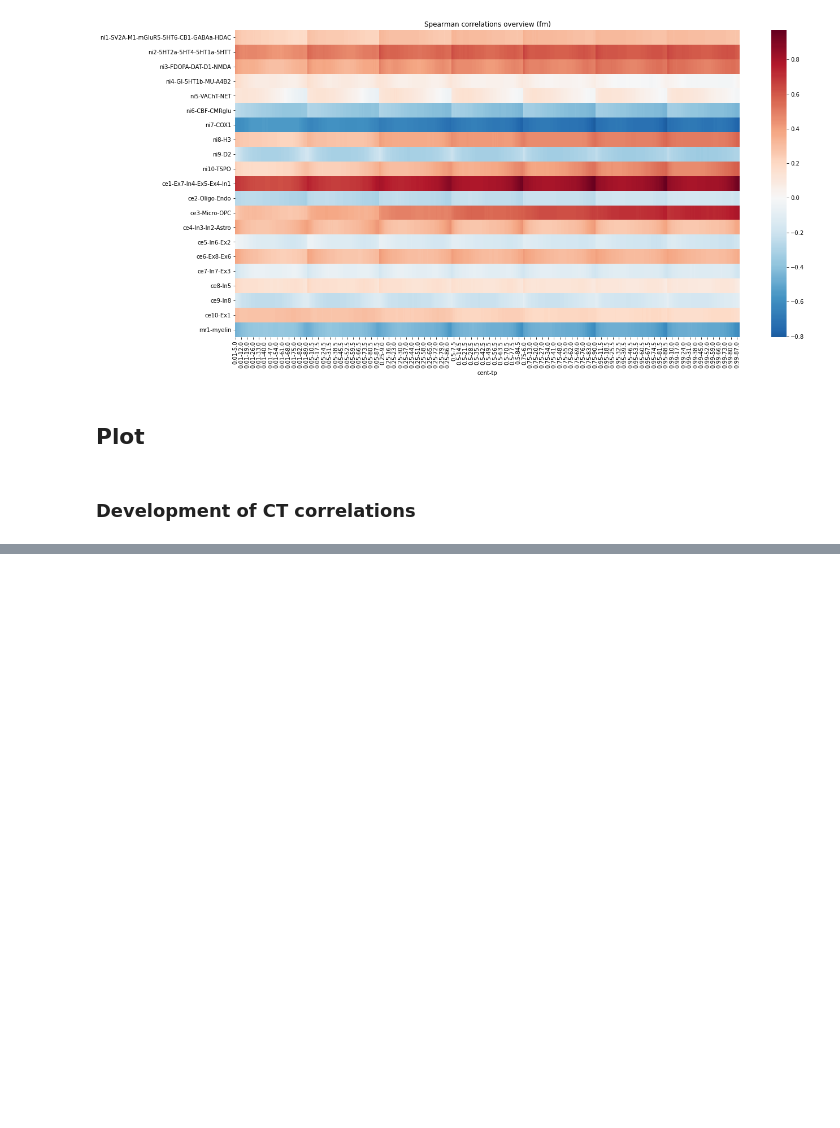
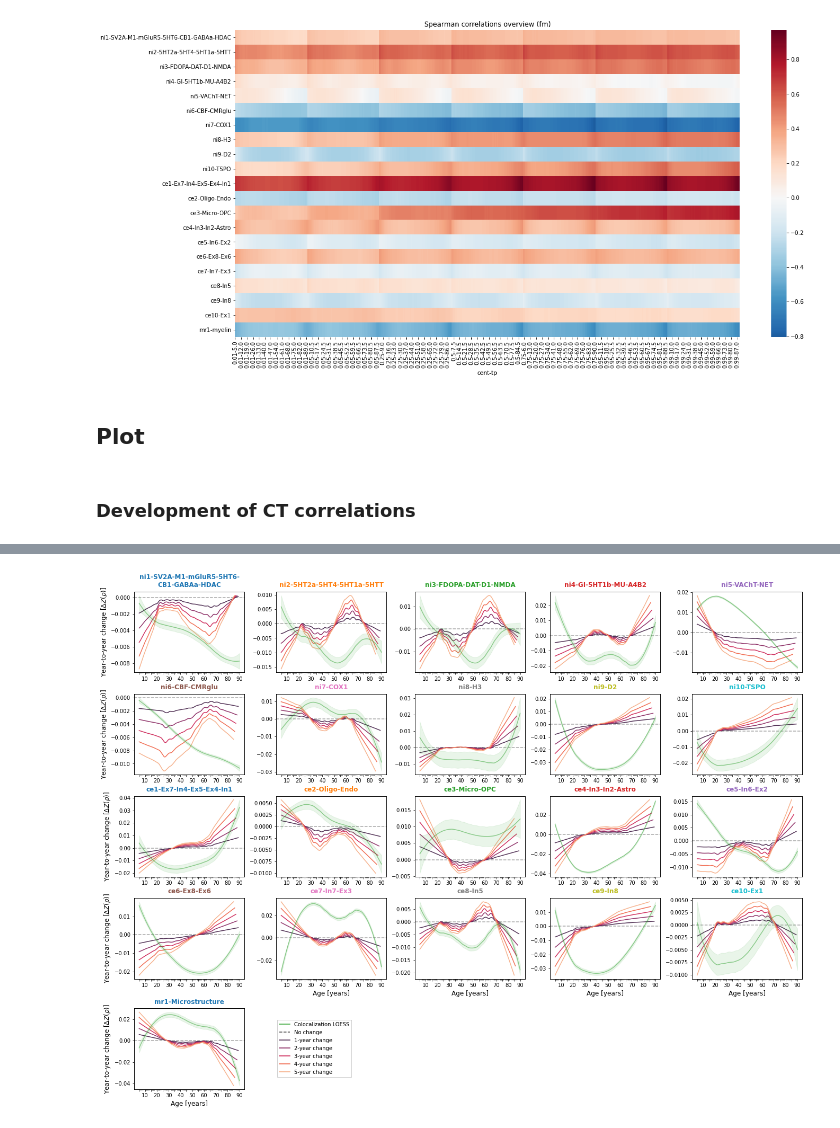
Before and after one commit to LeonDLotter/CTdev, a Jupyter notebook: 1_trajectories_rutherford.ipynb, the cells around one changed output, grey strips where cells are left out. Cells and saved outputs as stored; diff of their text form; code cells hidden in the pictures; blank space fills up the shorter version.

```diff
--- a/1_trajectories_rutherford.ipynb
+++ b/1_trajectories_rutherford.ipynb
@@ -313,0 +325,4 @@ for sex in ["fm", "f", "m"]:
+# %%
+# load loess prediction for averaged male/female data
+loess_pred = pd.read_csv(join(wd, "data_rutherford", f"dev_ct_spearman_loess_fm.csv"), index_col=[0,1])
+display(loess_pred.head(5))
@@ -313,0 +340,86 @@ for sex in ["fm", "f", "m"]:
+# %%
+n_cols = 5
+n_rows = int(np.ceil(len(predictors)/n_cols))
+tss = [1, 2, 3, 4, 5]
+
+colors_pred = np.r_[
+    get_cmap("tab10")(range(len([p for p in predictors if p.startswith("ni")]))),
+    get_cmap("tab10")(range(len([p for p in predictors if p.startswith("ce")]))),
+    get_cmap("tab10")(range(1))
+]
+colors_ts = sns.color_palette("rocket", len(tss))
+
+# figure
+fig, axes = plt.subplots(n_rows, n_cols, figsize=(3.7*n_cols, 2.8*n_rows), constrained_layout=True,
+                         sharex=False, sharey=False)
+axes = axes.ravel()
+
+# iterate preds
+for i, pred in enumerate(predictors):
+
+    ax_left =  axes[i]
+    ax_right = axes[i].twinx()
+
+    ax_left.set_title(rename_myelin(pred) if len(pred)<30 else pred[:24]+"\n"+pred[24:],
+                      c=colors_pred[i], weight="semibold", size=12, va="bottom")
+
+    ax_right.fill_between(
+        loess_pred.loc[(slice(None), "loess"), :].index.get_level_values("tp"),
+        loess_pred.loc[(slice(None), "ci_up"), pred],
+        loess_pred.loc[(slice(None), "ci_low"), pred],
+        color="tab:green",
+        alpha=0.1,
+        zorder=-10
+    )
+    ax_right.plot(
+        loess_pred.loc[(slice(None), "loess"), :].index.get_level_values("tp"),
+        loess_pred.loc[(slice(None), "loess"), pred],
+        c="tab:green",
+        alpha=0.5,
+        zorder=-9,
+        label="Colocalization LOESS"
+    )
+    ax_right.set_yticks([])
+
+    ax_left.axhline(0, c="0.3", ls="--", alpha=0.5, zorder=-8, label="No change")
+
+    for i_ts, ts in enumerate(tss):
+
+        temp_T0 = loess_pred.loc[(np.arange(5, 89.5, 0.5), "loess"), pred].reset_index(drop=True)
+        temp_T1 = loess_pred.loc[(np.arange(5+ts, 90.5, 0.5), "loess"), pred].reset_index(drop=True)
+
+        loess_pred_rate = temp_T1 - temp_T0
+        #loess_pred_rate = loess_pred_rate / temp_T0
+        #loess_pred_rate = loess_pred_rate.abs()
+        loess_pred_rate.index = pd.Index(np.arange(5, 89.5, 0.5))
+
+        ax_left.plot(
+            loess_pred_rate.index,
+            loess_pred_rate,
+            alpha=0.9,
+            c=colors_ts[i_ts],
+            label=f"{ts}-year change"
+        )
+
+    ax_left.set_xticks(np.arange(5,91,5))
+    ax_left.set_xticks(np.arange(5,91,1), minor=True)
+    ax_left.set_xticklabels(sum([["",i] for i in np.arange(10,91,10)], []))
+
+    # empty plots
+    [axes[i].set_axis_off() for i in range(i_pred, len(axes))]
+
+    # legend
+    handles = ax_right.get_legend_handles_labels()[0] + ax_left.get_legend_handles_labels()[0]
+    labels = ax_right.get_legend_handles_labels()[1] + ax_left.get_legend_handles_labels()[1]
+    leg = fig.legend(handles=handles, labels=labels, loc='upper right',
+                     ncol=1, bbox_to_anchor=(0.36, 0.17))
+    for lh in leg.legendHandles:
+        lh.set_alpha(1)
+
+    # layout
+    [axes[i].set_xlabel("Age [years]", size=12) for i in range(16, 21)]
+    [axes[i*n_cols].set_ylabel("Year-to-year change "+r"$[\Delta Z(\rho)]$", size=12) for i in range(n_rows)]
+
+fig.savefig(join(plot_dir, "dev_ct_spearman_fm_change.pdf"), bbox_inches="tight")
+# %% [output]
+[figure, added]
```
Also changed, not shown: parts of 8 cells of this notebook, 58 other files.
